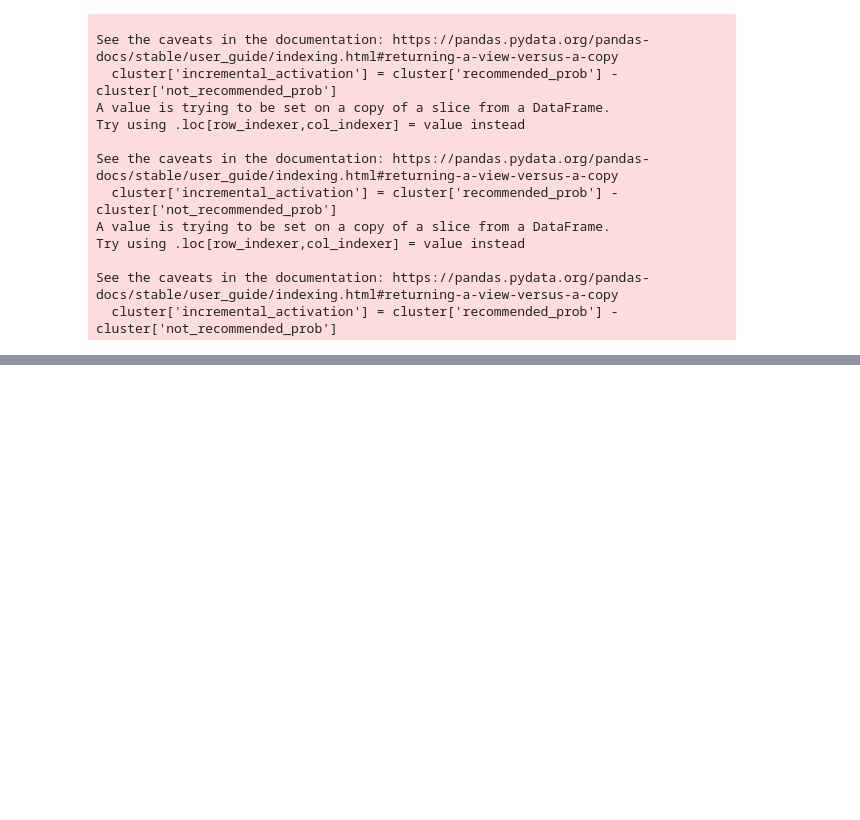
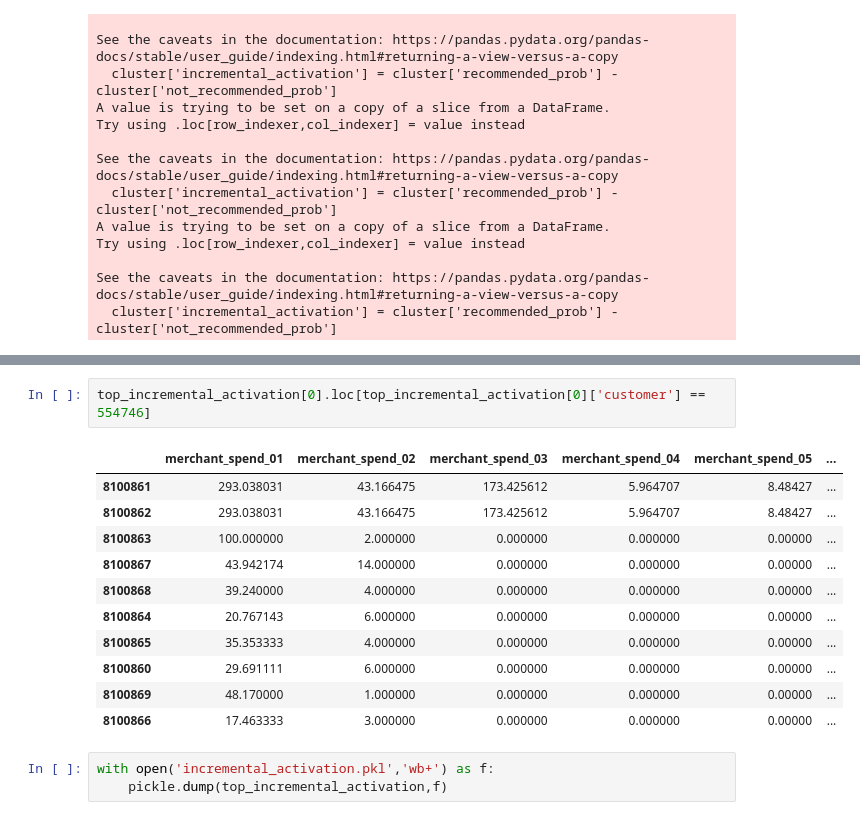
Before and after one commit to ItsEyan/Amex-Hackathon, a Jupyter notebook: eval.ipynb, the cells around one changed output, grey strips where cells are left out. Drawn from its saved outputs; the diff is of its cells as text; blank space fills up the shorter version.

```diff
--- a/eval.ipynb
+++ b/eval.ipynb
@@ -253,0 +290,17 @@ array([0.])
+# %%
+top_incremental_activation[0].loc[top_incremental_activation[0]['customer'] == 554746]
+# %% [output]
+|  | merchant_spend_01 | merchant_spend_02 | merchant_spend_03 | merchant_spend_04 | merchant_spend_05 | ... |
+| 8100861 | 293.038031 | 43.166475 | 173.425612 | 5.964707 | 8.48427 | ... |
+| 8100862 | 293.038031 | 43.166475 | 173.425612 | 5.964707 | 8.48427 | ... |
+| 8100863 | 100.000000 | 2.000000 | 0.000000 | 0.000000 | 0.00000 | ... |
+| 8100867 | 43.942174 | 14.000000 | 0.000000 | 0.000000 | 0.00000 | ... |
+| 8100868 | 39.240000 | 4.000000 | 0.000000 | 0.000000 | 0.00000 | ... |
+| 8100864 | 20.767143 | 6.000000 | 0.000000 | 0.000000 | 0.00000 | ... |
+| 8100865 | 35.353333 | 4.000000 | 0.000000 | 0.000000 | 0.00000 | ... |
+| 8100860 | 29.691111 | 6.000000 | 0.000000 | 0.000000 | 0.00000 | ... |
+| 8100869 | 48.170000 | 1.000000 | 0.000000 | 0.000000 | 0.00000 | ... |
+| 8100866 | 17.463333 | 3.000000 | 0.000000 | 0.000000 | 0.00000 | ... |
+# %%
+with open('incremental_activation.pkl','wb+') as f:
+    pickle.dump(top_incremental_activation,f)
```
Also changed, not shown: parts of 9 cells of this notebook, 2 other files.
